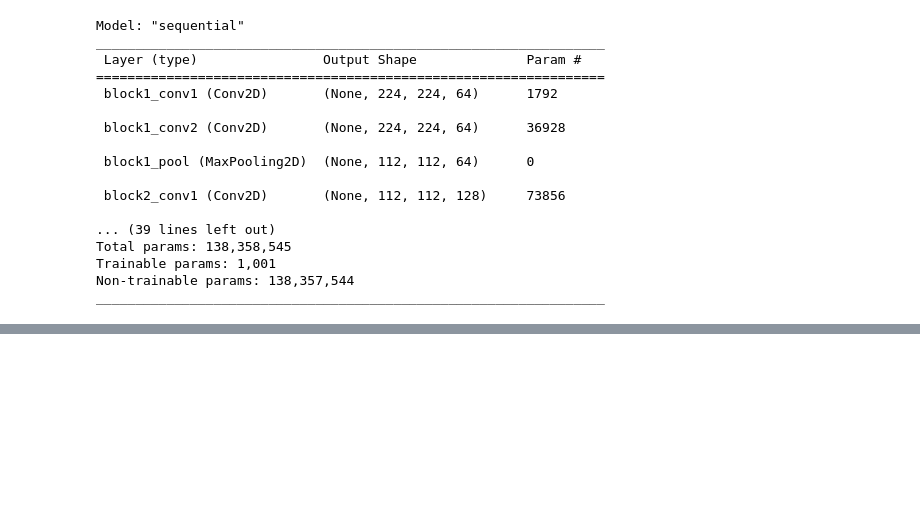
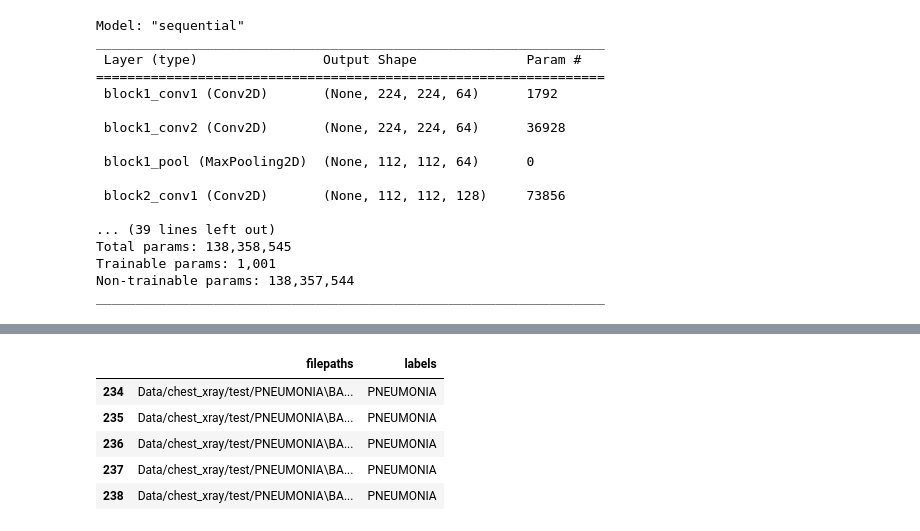
Before and after one commit to Jko0425/Phase_4_project_image_recognition, a Jupyter notebook: Using the Vgg16 model to separate pneumonia caused by virus and bacteria.ipynb, the cells around one changed output, grey strips where cells are left out. Saved outputs shown, nothing was run; the diff lists cells and outputs as text; code cells hidden in the pictures; blank space fills up the shorter version.

```diff
--- a/Using the Vgg16 model to separate pneumonia caused by virus and bacteria.ipynb
+++ b/Using the Vgg16 model to separate pneumonia caused by virus and bacteria.ipynb
@@ -291,0 +306,14 @@ plt.tight_layout()
+# %%
+test_directory = 'Data/chest_xray/test/'
+
+df_test = make_dataframe(test_directory)
+# %%
+df_test = df_test[df_test['filepaths'].str.contains('PNEUMONIA')]
+df_test.head()
+# %% [output]
+|  | filepaths | labels |
+| 234 | Data/chest_xray/test/PNEUMONIA\BA... | PNEUMONIA |
+| 235 | Data/chest_xray/test/PNEUMONIA\BA... | PNEUMONIA |
+| 236 | Data/chest_xray/test/PNEUMONIA\BA... | PNEUMONIA |
+| 237 | Data/chest_xray/test/PNEUMONIA\BA... | PNEUMONIA |
+| 238 | Data/chest_xray/test/PNEUMONIA\BA... | PNEUMONIA |
```
Also changed, not shown: parts of 15 cells of this notebook.
